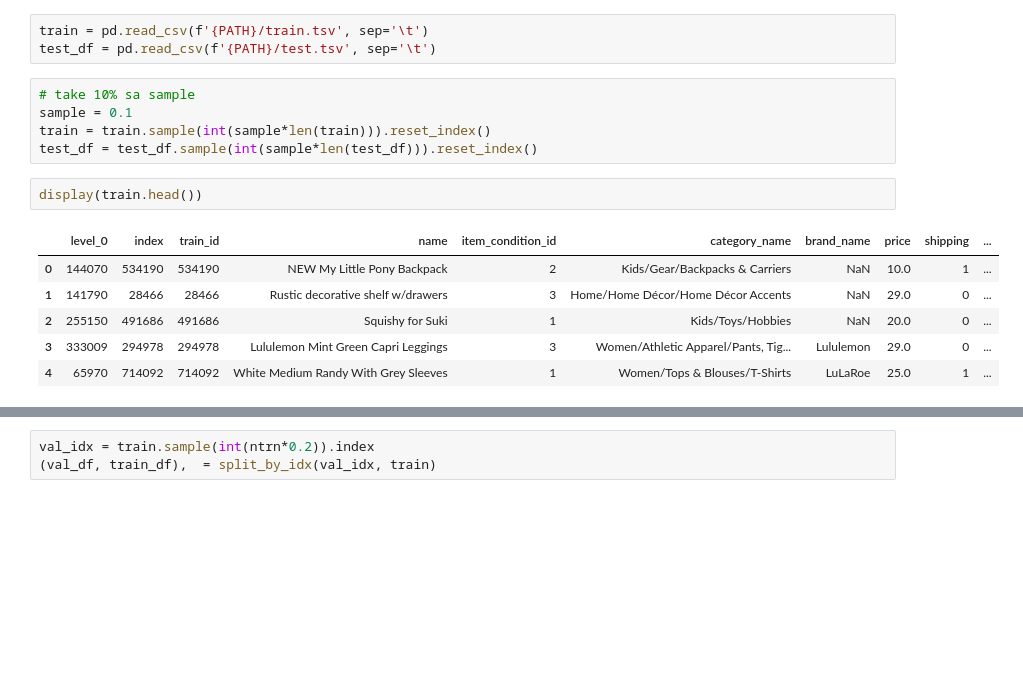
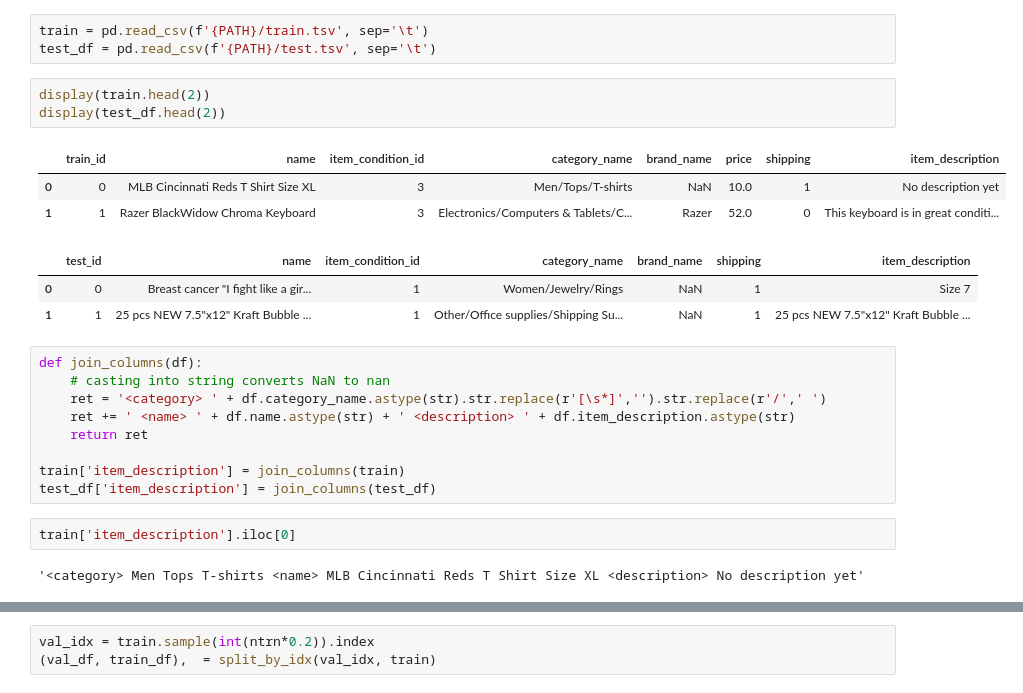
Before and after one commit to DebPanigrahi/NLP, a Jupyter notebook: mercari.ipynb, the cells around one changed output, grey strips where cells are left out. Cells and saved outputs as stored; diff of their text form; blank space fills up the shorter version.

```diff
--- a/mercari.ipynb
+++ b/mercari.ipynb
@@ -33,20 +31,29 @@ models  sample_submission.csv  test.tsv  tmp  train.tsv
 # %%
 train = pd.read_csv(f'{PATH}/train.tsv', sep='\t')
 test_df = pd.read_csv(f'{PATH}/test.tsv', sep='\t')
-# %%
-# take 10% sa sample
-sample = 0.1
-train = train.sample(int(sample*len(train))).reset_index()
-test_df = test_df.sample(int(sample*len(test_df))).reset_index()
 # %%
-display(train.head())
+display(train.head(2))
+display(test_df.head(2))
 # %% [output]
-|  | level_0 | index | train_id | name | item_condition_id | category_name | brand_name | price | shipping | ... |
-| 0 | 144070 | 534190 | 534190 | NEW My Little Pony Backpack | 2 | Kids/Gear/Backpacks & Carriers | NaN | 10.0 | 1 | ... |
-| 1 | 141790 | 28466 | 28466 | Rustic decorative shelf w/drawers | 3 | Home/Home Décor/Home Décor Accents | NaN | 29.0 | 0 | ... |
-| 2 | 255150 | 491686 | 491686 | Squishy for Suki | 1 | Kids/Toys/Hobbies | NaN | 20.0 | 0 | ... |
-| 3 | 333009 | 294978 | 294978 | Lululemon Mint Green Capri Leggings | 3 | Women/Athletic Apparel/Pants, Tig... | Lululemon | 29.0 | 0 | ... |
-| 4 | 65970 | 714092 | 714092 | White Medium Randy With Grey Sleeves | 1 | Women/Tops & Blouses/T-Shirts | LuLaRoe | 25.0 | 1 | ... |
+|  | train_id | name | item_condition_id | category_name | brand_name | price | shipping | item_description |
+| 0 | 0 | MLB Cincinnati Reds T Shirt Size XL | 3 | Men/Tops/T-shirts | NaN | 10.0 | 1 | No description yet |
+| 1 | 1 | Razer BlackWidow Chroma Keyboard | 3 | Electronics/Computers & Tablets/C... | Razer | 52.0 | 0 | This keyboard is in great conditi... |
+|  | test_id | name | item_condition_id | category_name | brand_name | shipping | item_description |
+| 0 | 0 | Breast cancer "I fight like a gir... | 1 | Women/Jewelry/Rings | NaN | 1 | Size 7 |
+| 1 | 1 | 25 pcs NEW 7.5"x12" Kraft Bubble ... | 1 | Other/Office supplies/Shipping Su... | NaN | 1 | 25 pcs NEW 7.5"x12" Kraft Bubble ... |
+# %%
+def join_columns(df):
+    # casting into string converts NaN to nan
+    ret = '<category> ' + df.category_name.astype(str).str.replace(r'[\s*]','').str.replace(r'/',' ')
+    ret += ' <name> ' + df.name.astype(str) + ' <description> ' + df.item_description.astype(str)
+    return ret
+
+train['item_description'] = join_columns(train)
+test_df['item_description'] = join_columns(test_df)
+# %%
+train['item_description'].iloc[0]
+# %% [output]
+'<category> Men Tops T-shirts <name> MLB Cincinnati Reds T Shirt Size XL <description> No description yet'
 # %%
 ntrn = len(train)
 ntrn
```
Also changed, not shown: parts of 80 cells of this notebook.
